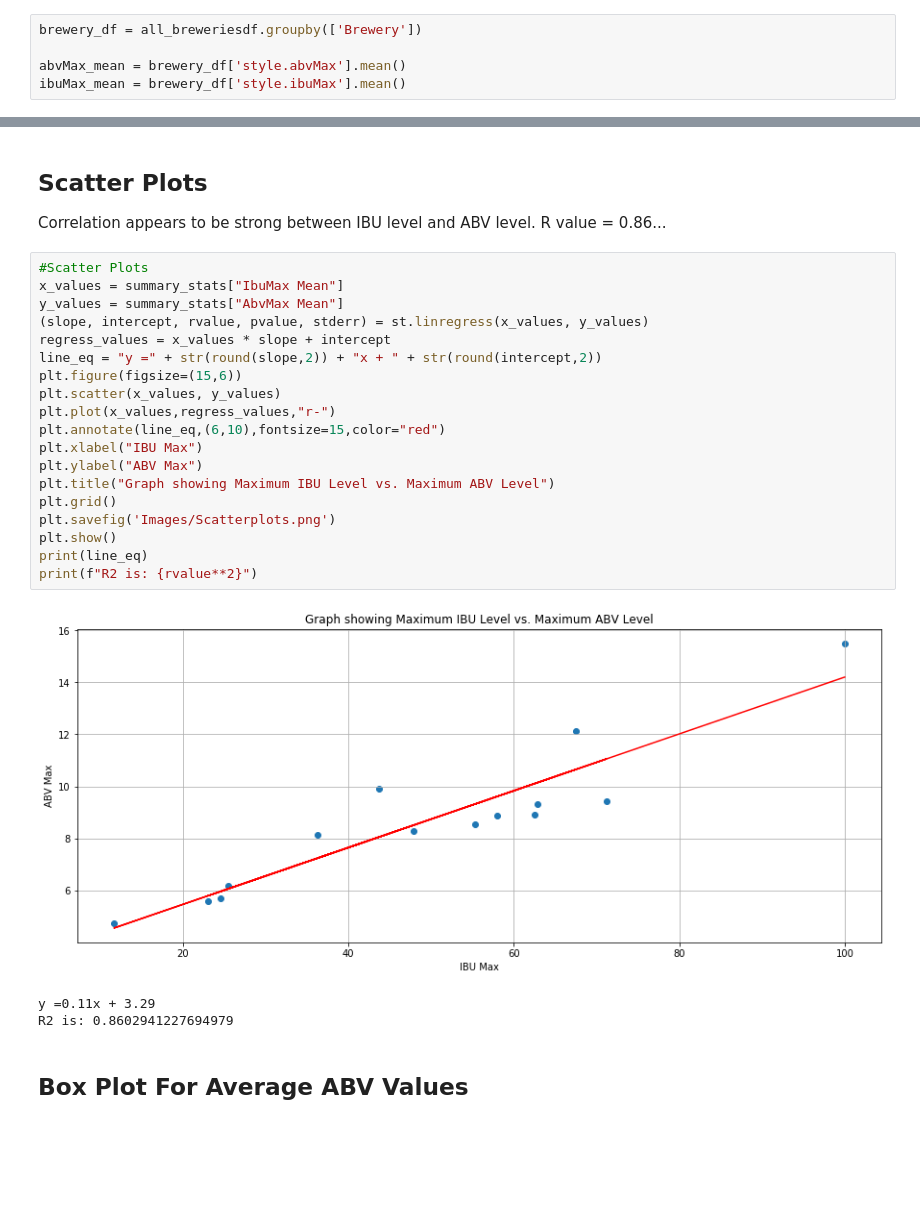
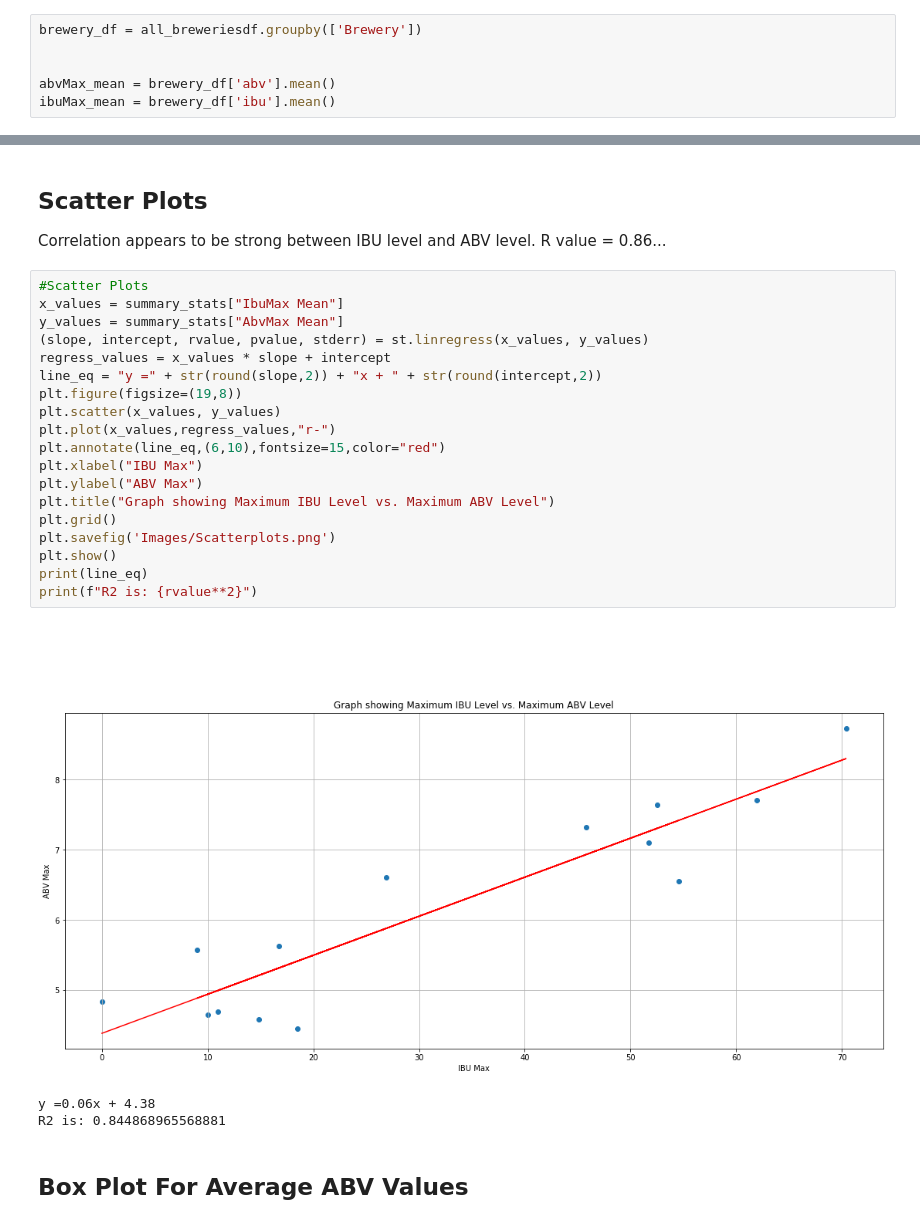
Before and after one commit to Danne-Paredes/brew_project, a Jupyter notebook: Graphs.ipynb, the cells around one changed output, grey strips where cells are left out. Saved outputs shown, nothing was run; the diff lists cells and outputs as text; blank space fills up the shorter version.

```diff
--- a/Graphs.ipynb
+++ b/Graphs.ipynb
@@ -52,8 +52,9 @@ plt.tight_layout()
 # %%
 brewery_df = all_breweriesdf.groupby(['Brewery'])
 
-abvMax_mean = brewery_df['style.abvMax'].mean()
-ibuMax_mean = brewery_df['style.ibuMax'].mean()
+
+abvMax_mean = brewery_df['abv'].mean()
+ibuMax_mean = brewery_df['ibu'].mean()
 # %%
 summary_stats = pd.DataFrame({'AbvMax Mean': abvMax_mean, 'IbuMax Mean': ibuMax_mean})
 summary_stats
@@ -119,26 +120,26 @@ R value = 0.86...
 # %%
 #Scatter Plots
 x_values = summary_stats["IbuMax Mean"]
 y_values = summary_stats["AbvMax Mean"]
 (slope, intercept, rvalue, pvalue, stderr) = st.linregress(x_values, y_values)
 regress_values = x_values * slope + intercept
 line_eq = "y =" + str(round(slope,2)) + "x + " + str(round(intercept,2))
-plt.figure(figsize=(15,6))
+plt.figure(figsize=(19,8))
 plt.scatter(x_values, y_values)
 plt.plot(x_values,regress_values,"r-")
 plt.annotate(line_eq,(6,10),fontsize=15,color="red")
 plt.xlabel("IBU Max")
 plt.ylabel("ABV Max")
 plt.title("Graph showing Maximum IBU Level vs. Maximum ABV Level")
 plt.grid()
 plt.savefig('Images/Scatterplots.png')
 plt.show()
 print(line_eq)
 print(f"R2 is: {rvalue**2}")
 # %% [output]
-[figure, old version]
+[figure, new version]
-y =0.11x + 3.29
-R2 is: 0.8602941227694979
+y =0.06x + 4.38
+R2 is: 0.844868965568881
 # %% [markdown]
 ## Box Plot For Average ABV Values
 # %%
```
Also changed, not shown: parts of 8 cells of this notebook, 7 other files.
